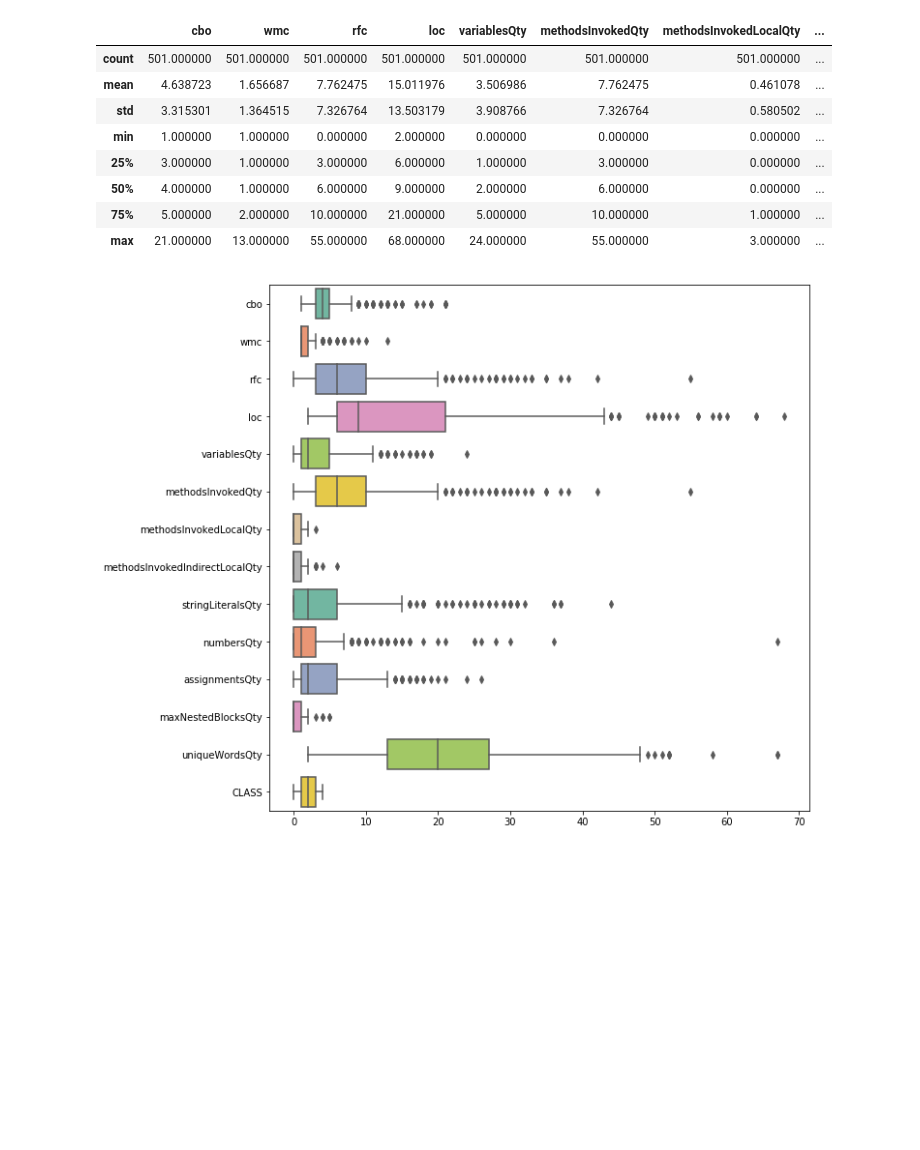
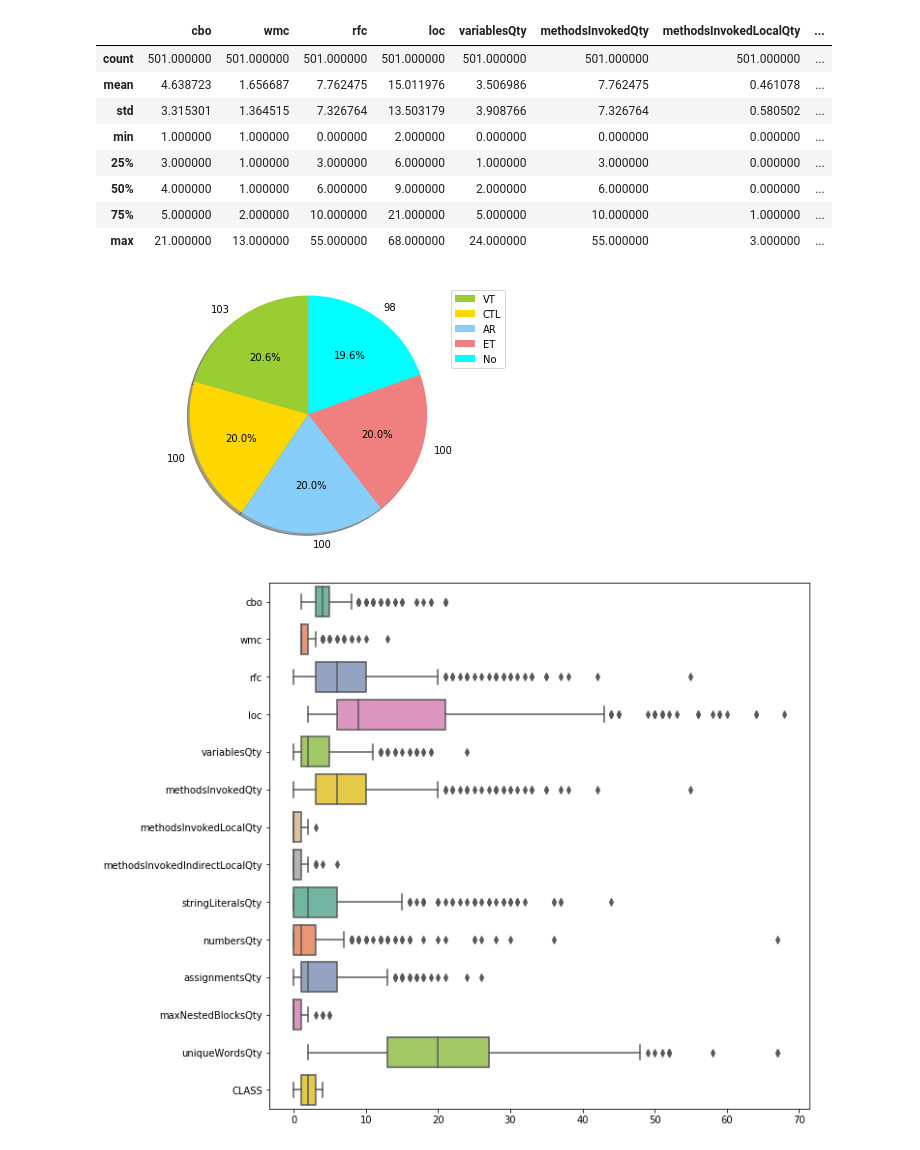
Before and after one commit to luana-martins/Machine-Learning, a Jupyter notebook: src/pre-processamento.ipynb, the cells around one changed output. Cells and saved outputs as stored; diff of their text form; code cells hidden in the pictures; blank space fills up the shorter version.

Commit message:
verificando o balanceamento dos dados e distribuição das instancias

```diff
--- a/src/pre-processamento.ipynb
+++ b/src/pre-processamento.ipynb
@@ -14,6 +14,8 @@ from sklearn.preprocessing import OneHotEncoder
 # Carregando o arquivo
 # O dataset contém 43 colunas: 42 features + label
 dataset = pd.read_csv("../Dados/method-level.csv")
+
+textClassColumn = dataset["CLASS"].copy()
 
 # Tratamento da label: No smell (0), AR (1), ET (2), CTL (3), VT (4)
 dataset['CLASS'] = dataset['CLASS'].replace('No',0)
@@ -42,6 +44,20 @@ dataset.describe()
 | 50% | 4.000000 | 1.000000 | 6.000000 | 9.000000 | 2.000000 | 6.000000 | 0.000000 | ... |
 | 75% | 5.000000 | 2.000000 | 10.000000 | 21.000000 | 5.000000 | 10.000000 | 1.000000 | ... |
 | max | 21.000000 | 13.000000 | 55.000000 | 68.000000 | 24.000000 | 55.000000 | 3.000000 | ... |
+# %%
+# Balanceamento da quantidade de instâncias em relação às classes
+temp = textClassColumn.value_counts()
+df = pd.DataFrame({'labels': temp.index,'values': temp.values})
+labels = df['labels']
+sizes = df['values']
+colors = ['yellowgreen', 'gold', 'lightskyblue', 'lightcoral','cyan']
+patches, texts, percTexts = plt.pie(sizes, colors=colors, labels=sizes , shadow=True, startangle=90, autopct='%1.1f%%')
+plt.legend(patches, labels, loc="best")
+plt.axis('equal')
+plt.tight_layout()
+plt.show()
+# %% [output]
+[figure, added]
 # %%
 # Boxplot de todo o dataset
 fig, ax = plt.subplots(figsize=(10,10))
```
Also changed, not shown: parts of 4 cells of this notebook.
